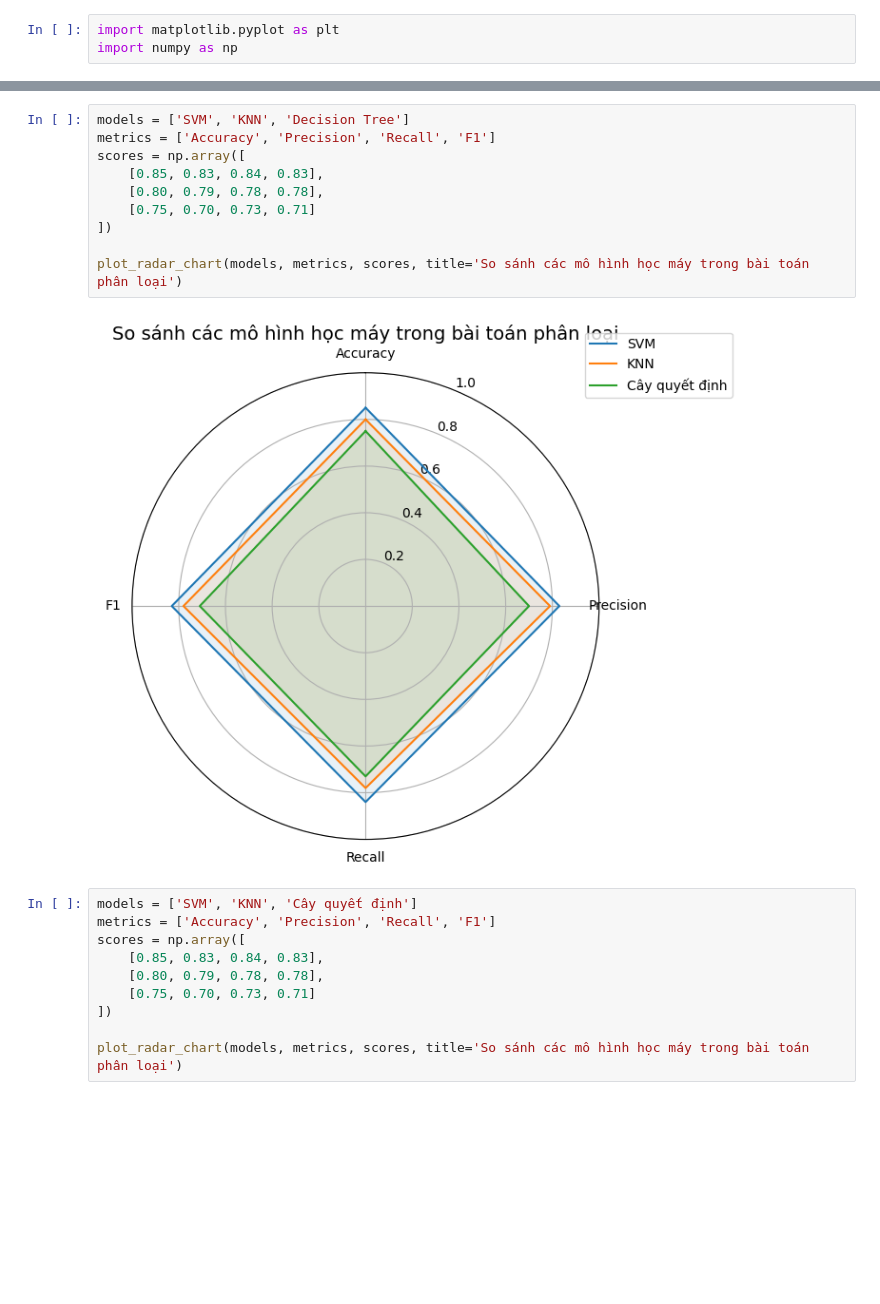
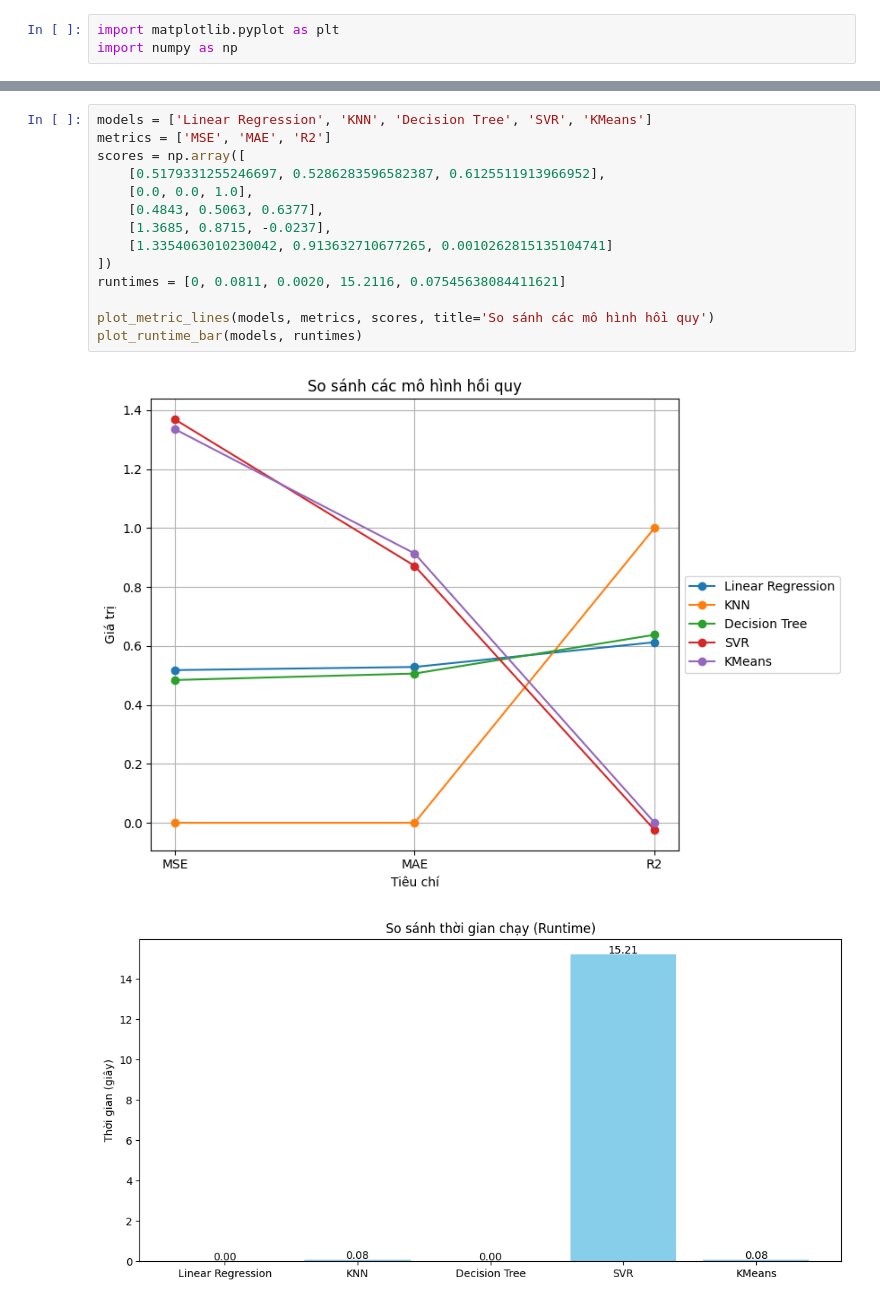
Before and after one commit to hopquangdo/mini-ml, a Jupyter notebook: notebooks/results.ipynb, the cells around one changed output, grey strips where cells are left out. Drawn from its saved outputs; the diff is of its cells as text; blank space fills up the shorter version.

```diff
--- a/notebooks/results.ipynb
+++ b/notebooks/results.ipynb
@@ -24,24 +31,19 @@ def plot_radar_chart(models, metrics, scores, title='So sánh mô hình (Radar c
     plt.tight_layout()
     plt.show()
-# %%
-models = ['SVM', 'KNN', 'Decision Tree']
-metrics = ['Accuracy', 'Precision', 'Recall', 'F1']
-scores = np.array([
-    [0.85, 0.83, 0.84, 0.83],
-    [0.80, 0.79, 0.78, 0.78],
-    [0.75, 0.70, 0.73, 0.71]
-])
-
-plot_radar_chart(models, metrics, scores, title='So sánh các mô hình học máy trong bài toán phân loại')
-# %% [output]
-[figure, old version]
 # %%
-models = ['SVM', 'KNN', 'Cây quyết định']
-metrics = ['Accuracy', 'Precision', 'Recall', 'F1']
+models = ['Linear Regression', 'KNN', 'Decision Tree', 'SVR', 'KMeans']
+metrics = ['MSE', 'MAE', 'R2']
 scores = np.array([
-    [0.85, 0.83, 0.84, 0.83],
-    [0.80, 0.79, 0.78, 0.78],
-    [0.75, 0.70, 0.73, 0.71]
+    [0.5179331255246697, 0.5286283596582387, 0.6125511913966952],
+    [0.0, 0.0, 1.0],
+    [0.4843, 0.5063, 0.6377],
+    [1.3685, 0.8715, -0.0237],
+    [1.3354063010230042, 0.913632710677265, 0.0010262815135104741]
 ])
+runtimes = [0, 0.0811, 0.0020, 15.2116, 0.07545638084411621]
 
-plot_radar_chart(models, metrics, scores, title='So sánh các mô hình học máy trong bài toán phân loại')
+plot_metric_lines(models, metrics, scores, title='So sánh các mô hình hồi quy')
+plot_runtime_bar(models, runtimes)
+# %% [output]
+[figure, added]
+[figure, added]
```
Also changed, not shown: parts of 2 cells of this notebook, 1 other file.
